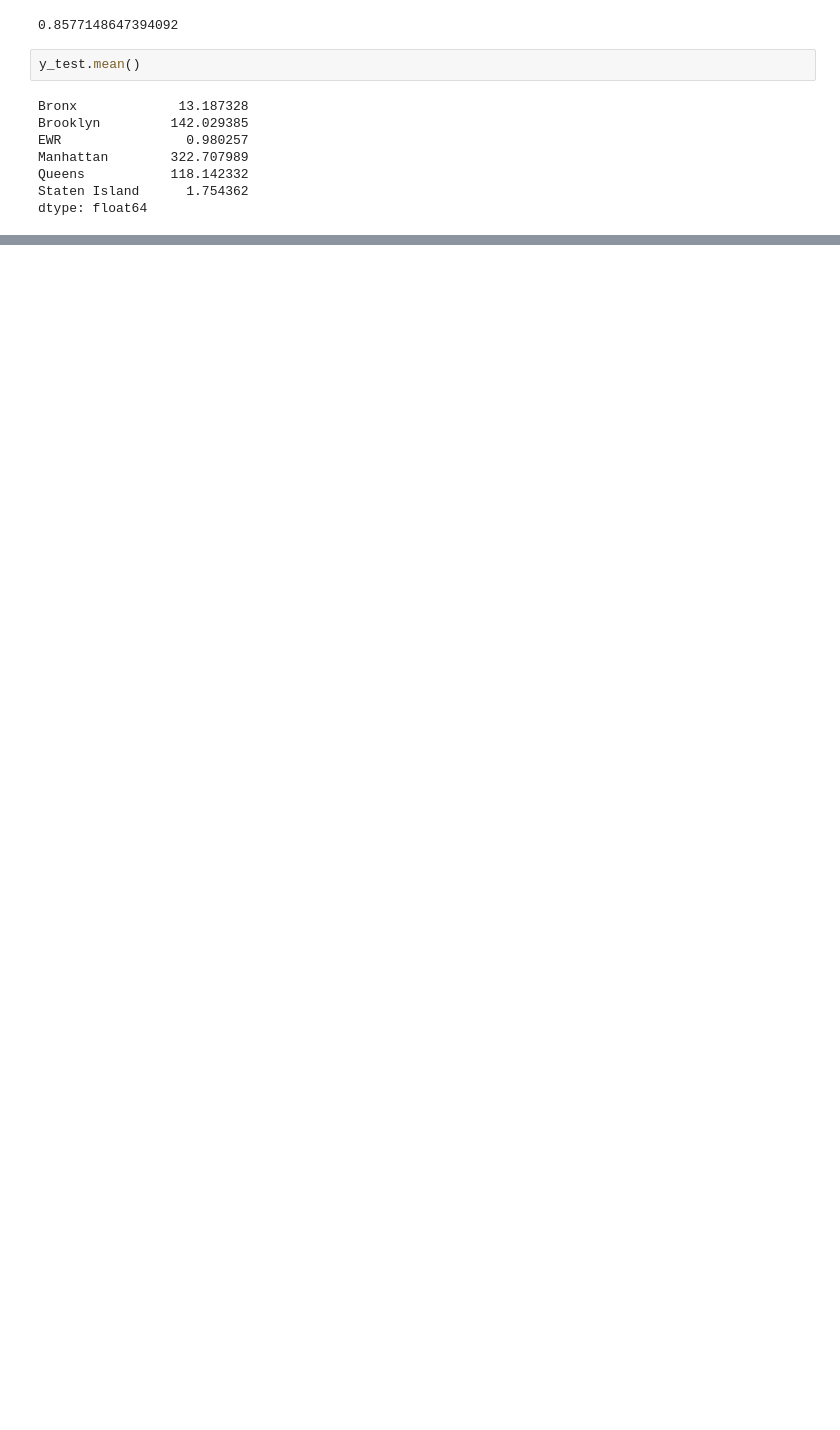
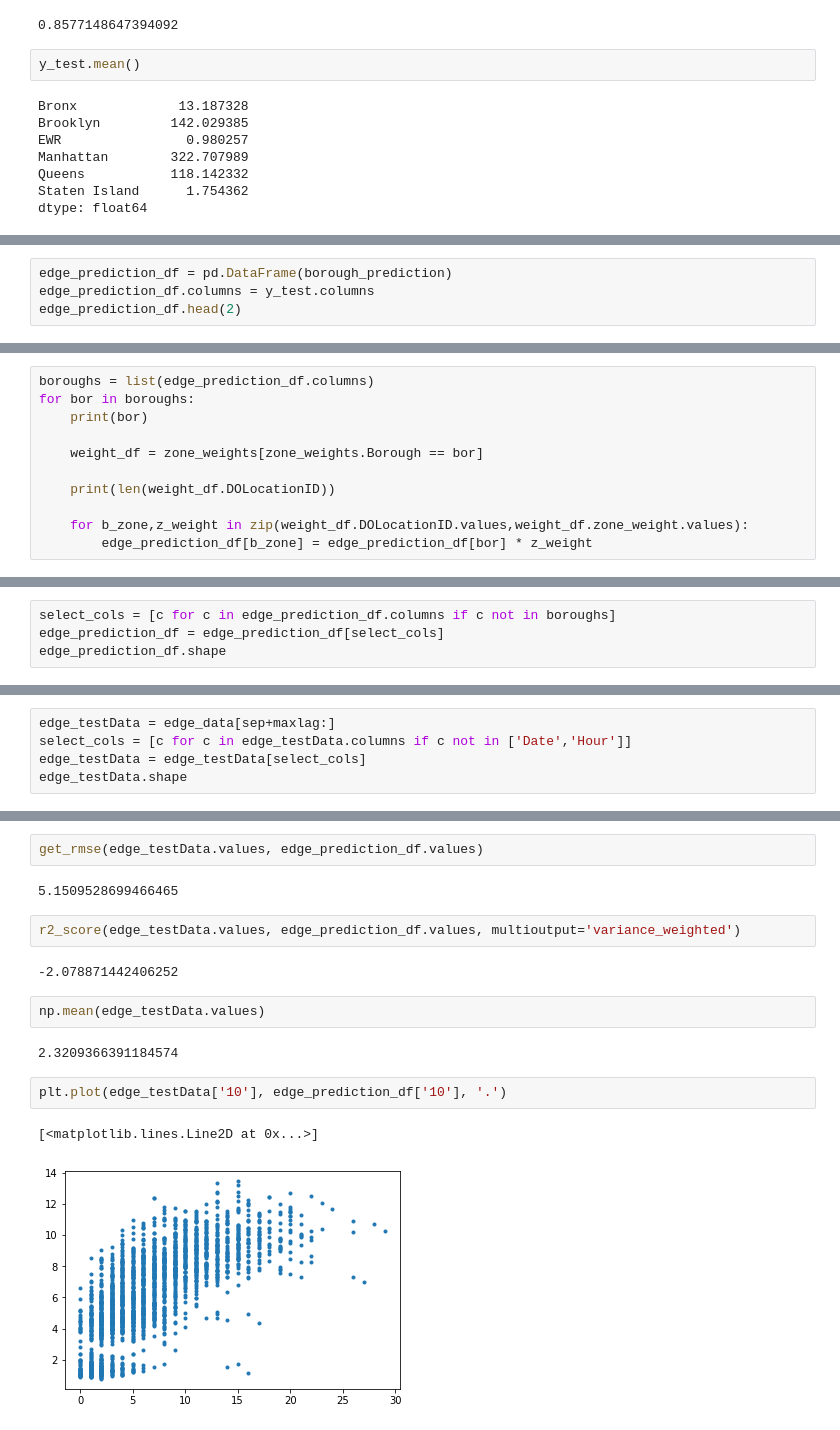
Before and after one commit to muaz-urwa/UrbanTemporalNetworks, a Jupyter notebook: Modelling/Burrough_wise_Model/Jfk_NonLin_Boroughwise.ipynb, the cells around one changed output, grey strips where cells are left out. Saved outputs shown, nothing was run; the diff lists cells and outputs as text; blank space fills up the shorter version.

Commit message:
edge level prediction

```diff
--- a/Modelling/Burrough_wise_Model/Jfk_NonLin_Boroughwise.ipynb
+++ b/Modelling/Burrough_wise_Model/Jfk_NonLin_Boroughwise.ipynb
@@ -330,0 +378,4 @@ dtype: float64
+# %%
+edge_prediction_df = pd.DataFrame(borough_prediction)
+edge_prediction_df.columns = y_test.columns
+edge_prediction_df.head(2)
@@ -330,0 +386,11 @@ dtype: float64
+# %%
+boroughs = list(edge_prediction_df.columns)
+for bor in boroughs:
+    print(bor)
+
+    weight_df = zone_weights[zone_weights.Borough == bor]
+
+    print(len(weight_df.DOLocationID))
+
+    for b_zone,z_weight in zip(weight_df.DOLocationID.values,weight_df.zone_weight.values):
+        edge_prediction_df[b_zone] = edge_prediction_df[bor] * z_weight
@@ -330,0 +410,4 @@ dtype: float64
+# %%
+select_cols = [c for c in edge_prediction_df.columns if c not in boroughs]
+edge_prediction_df = edge_prediction_df[select_cols]
+edge_prediction_df.shape
@@ -330,0 +416,5 @@ dtype: float64
+# %%
+edge_testData = edge_data[sep+maxlag:]
+select_cols = [c for c in edge_testData.columns if c not in ['Date','Hour']]
+edge_testData = edge_testData[select_cols]
+edge_testData.shape
@@ -330,0 +437,17 @@ dtype: float64
+# %%
+get_rmse(edge_testData.values, edge_prediction_df.values)
+# %% [output]
+5.1509528699466465
+# %%
+r2_score(edge_testData.values, edge_prediction_df.values, multioutput='variance_weighted')
+# %% [output]
+-2.078871442406252
+# %%
+np.mean(edge_testData.values)
+# %% [output]
+2.3209366391184574
+# %%
+plt.plot(edge_testData['10'], edge_prediction_df['10'], '.')
+# %% [output]
+[<matplotlib.lines.Line2D at 0x...>]
+[figure, added]
```
Also changed, not shown: parts of 29 cells of this notebook, 9 other files.
